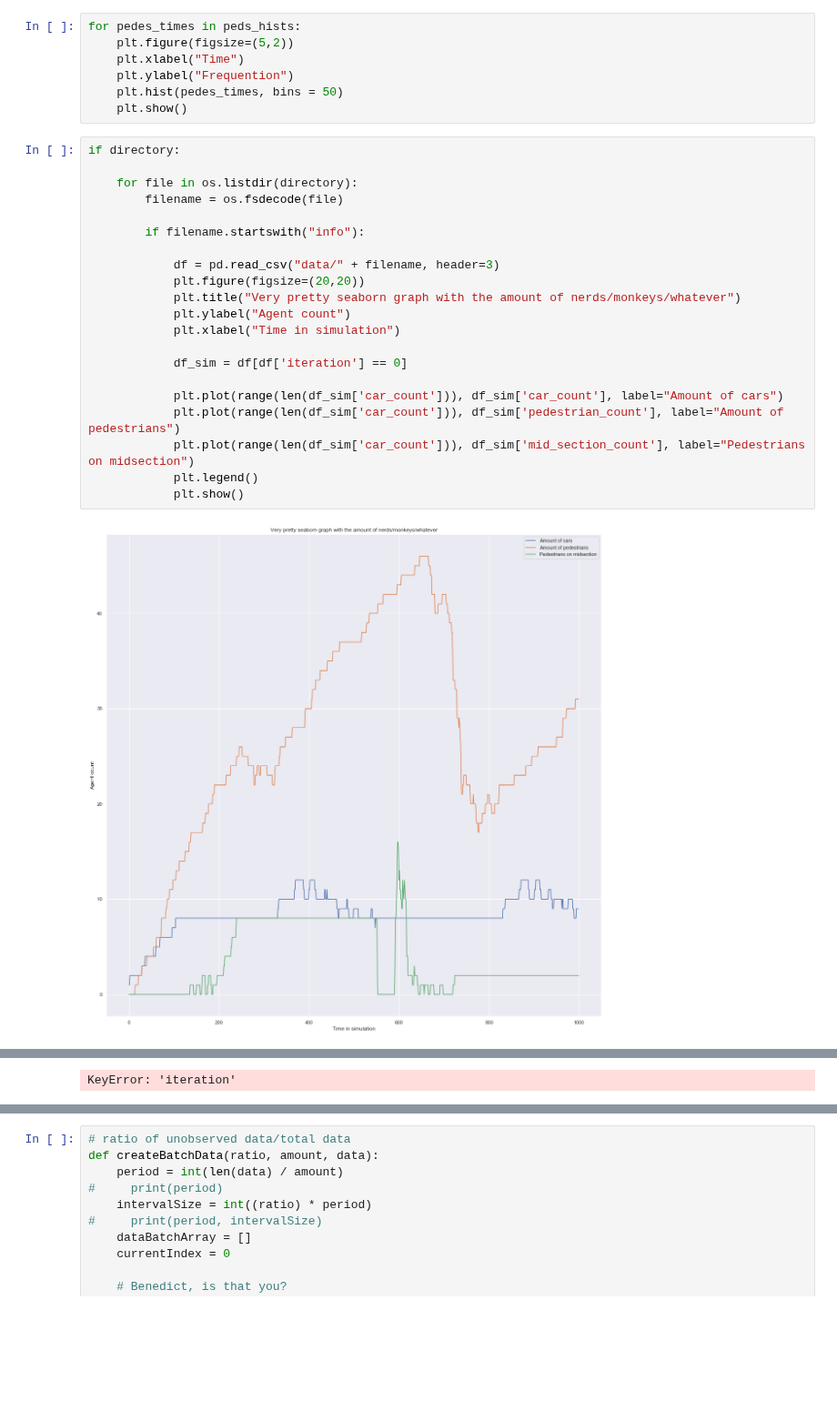
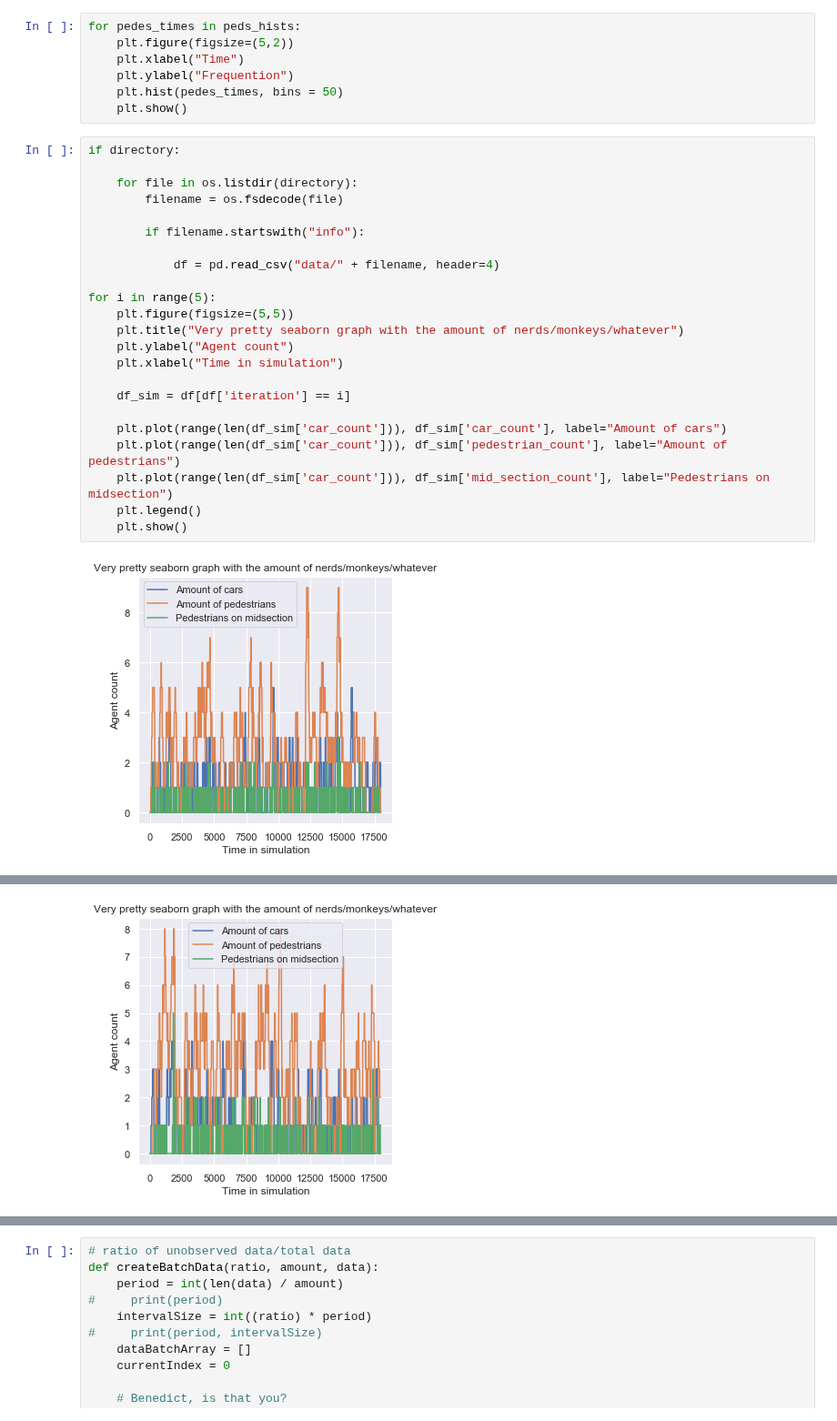
Before and after one commit to 11027649/ABM_project, a Jupyter notebook: dataAnalysis.ipynb, the cells around one changed output, grey strips where cells are left out. Shown at 91% size. Drawn from its saved outputs; the diff is of its cells as text; blank space fills up the shorter version.

Commit message:
data analysis of 5 18000 step runs

```diff
--- a/dataAnalysis.ipynb
+++ b/dataAnalysis.ipynb
@@ -47,23 +60,25 @@ for pedes_times in peds_hists:
 # %%
 if directory:
 
     for file in os.listdir(directory):
         filename = os.fsdecode(file)
 
         if filename.startswith("info"):
 
-            df = pd.read_csv("data/" + filename, header=3)
-            plt.figure(figsize=(20,20))
-            plt.title("Very pretty seaborn graph with the amount of nerds/monkeys/whatever")
-            plt.ylabel("Agent count")
-            plt.xlabel("Time in simulation")
+            df = pd.read_csv("data/" + filename, header=4)
 
-            df_sim = df[df['iteration'] == 0]
+for i in range(5):
+    plt.figure(figsize=(5,5))
+    plt.title("Very pretty seaborn graph with the amount of nerds/monkeys/whatever")
+    plt.ylabel("Agent count")
+    plt.xlabel("Time in simulation")
 
-            plt.plot(range(len(df_sim['car_count'])), df_sim['car_count'], label="Amount of cars")
-            plt.plot(range(len(df_sim['car_count'])), df_sim['pedestrian_count'], label="Amount of pedestrians")
-            plt.plot(range(len(df_sim['car_count'])), df_sim['mid_section_count'], label="Pedestrians on midsection")
-            plt.legend()
-            plt.show()
+    df_sim = df[df['iteration'] == i]
+
+    plt.plot(range(len(df_sim['car_count'])), df_sim['car_count'], label="Amount of cars")
+    plt.plot(range(len(df_sim['car_count'])), df_sim['pedestrian_count'], label="Amount of pedestrians")
+    plt.plot(range(len(df_sim['car_count'])), df_sim['mid_section_count'], label="Pedestrians on midsection")
+    plt.legend()
+    plt.show()
 # %% [output]
-[figure, old version]
+[figure, new version]
@@ -71 +85,0 @@ if directory:
-KeyError: 'iteration'
@@ -72,0 +87 @@ KeyError: 'iteration'
+[figure, added]
```
Also changed, not shown: parts of 12 cells of this notebook.
